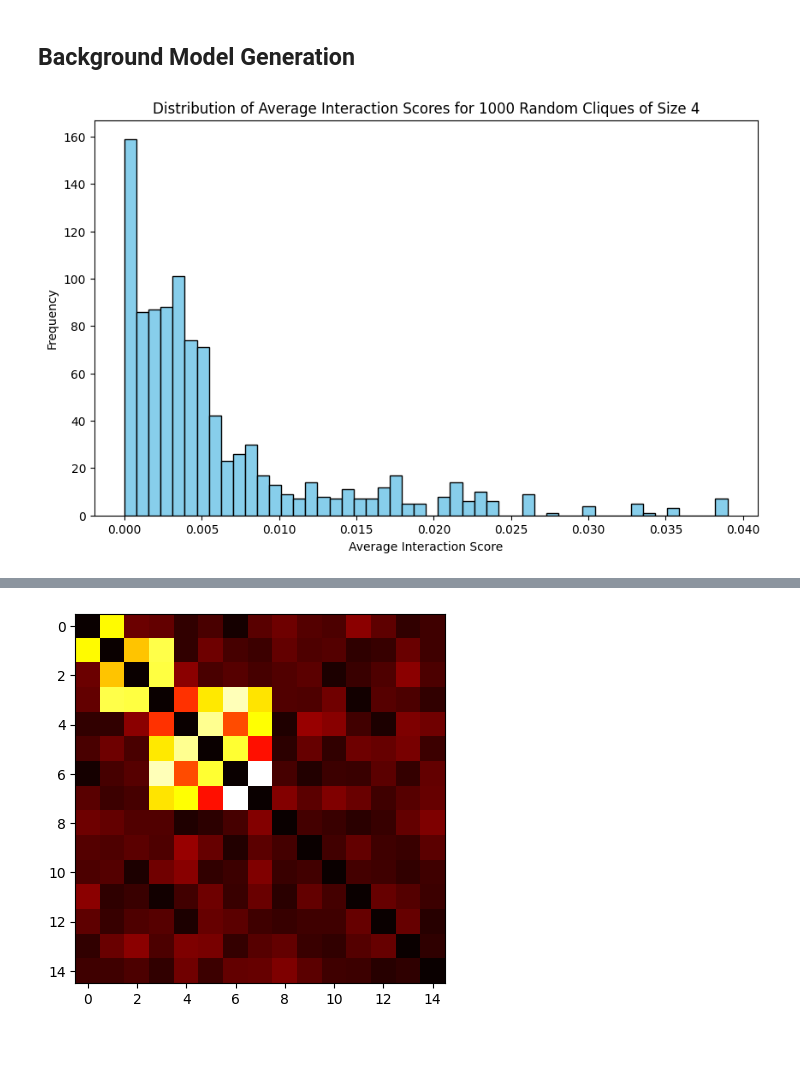
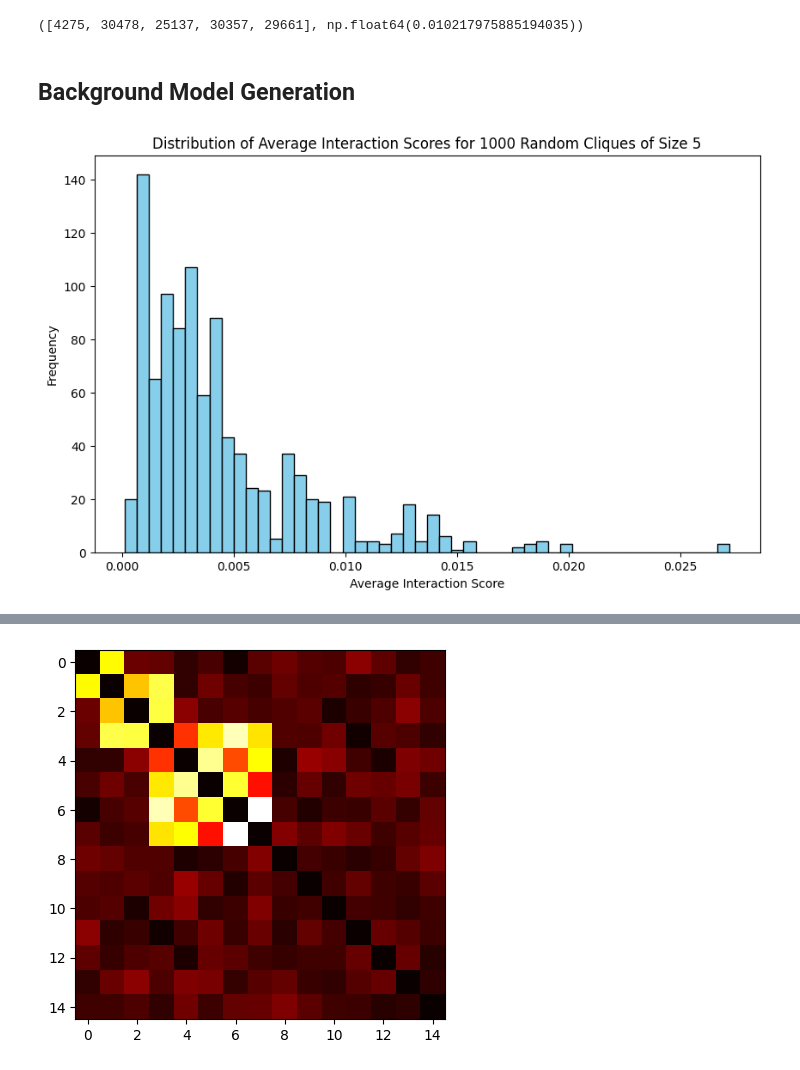
Before and after one commit to ethanoutangoun/chromatin-heart-dev, a Jupyter notebook: scripts/graph_construction.ipynb, the cells around one changed output, grey strips where cells are left out. Saved outputs shown, nothing was run; the diff lists cells and outputs as text; code cells hidden in the pictures.

```diff
--- a/scripts/graph_construction.ipynb
+++ b/scripts/graph_construction.ipynb
@@ -65,6 +34,10 @@ TTN CLIQUE AVG INTERACTION:  0.00787203716078118
+# %%
+ttn_clique, score_greedy
+# %% [output]
+([4275, 30478, 25137, 30357, 29661], np.float64(0.010217975885194035))
 # %% [markdown]
 ## Background Model Generation
 # %%
-scores = f.create_background_model_greedy(contact_matrix, 4, bin_map, 1000)
+bg_greedy_5 = f.create_background_model_greedy(contact_matrix, 5, bin_map, 1000)
 # %% [output]
-[figure, old version]
+[figure, new version]
```
Also changed, not shown: parts of 43 cells of this notebook, 15 other files.
